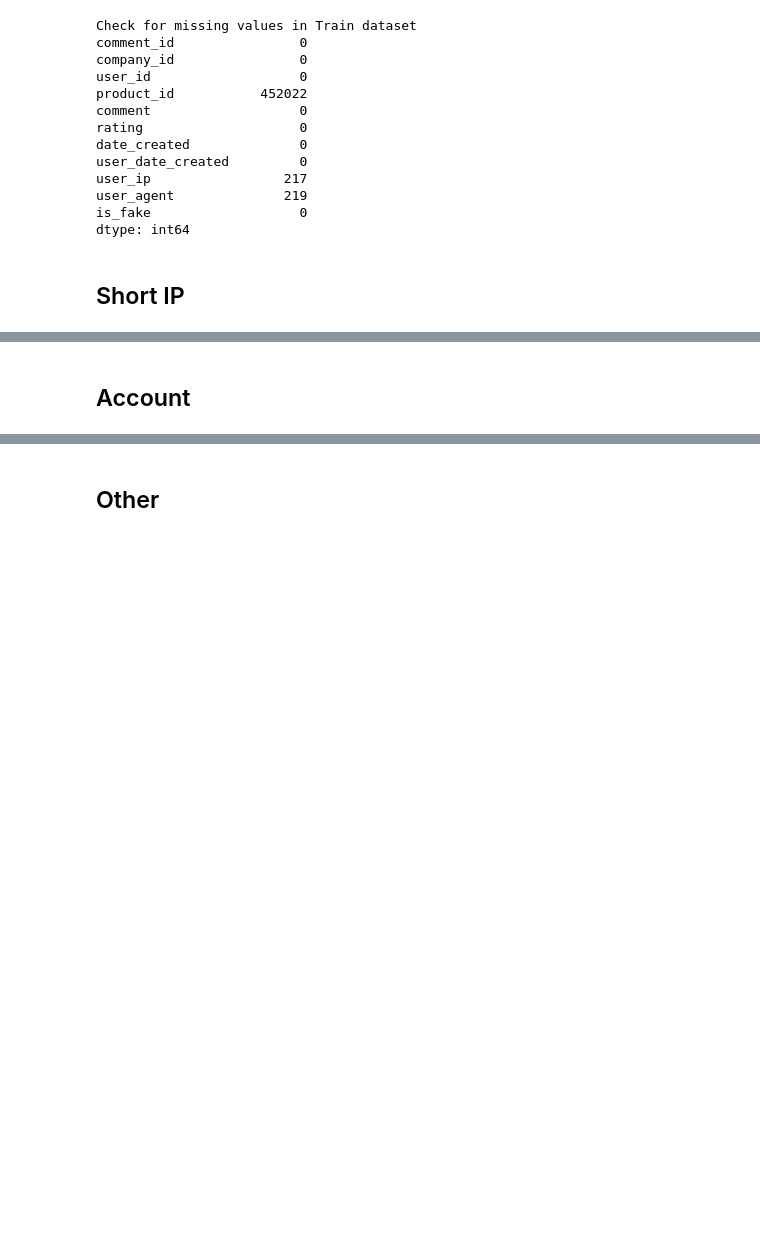
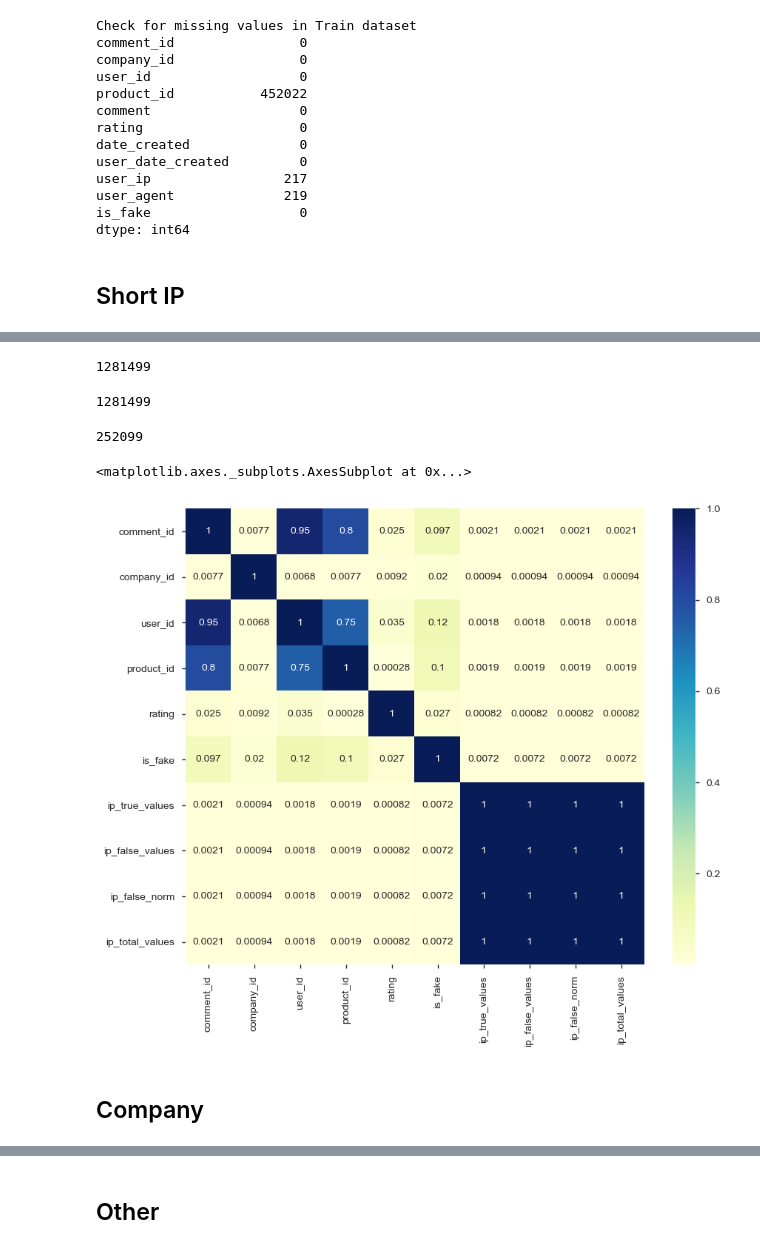
Before and after one commit to AfterPartyUDS/AI_Booster, a Jupyter notebook: taranov.ipynb, the cells around one changed output, grey strips where cells are left out. Saved outputs shown, nothing was run; the diff lists cells and outputs as text; code cells hidden in the pictures; blank space fills up the shorter version.

```diff
--- a/taranov.ipynb
+++ b/taranov.ipynb
@@ -138,0 +257,4 @@ test["ip_false"].to_csv(path = "test_ip.csv")
+# %%
+fake_df['total'] = fake_df['true'] + fake_df['false']
+# %%
+fake_df['f_norm'] = fake_df['false'] / fake_df['total']
@@ -138,0 +263,22 @@ test["ip_false"].to_csv(path = "test_ip.csv")
+# %%
+ip_true = []
+ip_false = []
+ip_norm = []
+ip_total = []
+
+for ind, row in train.iterrows():
+    for fake in fake_id_values:
+        if row["boolean_ip"].startswith(fake):
+            nerow = fake_df.loc[fake]
+            display (nerow)
+            ip_true.append(nerow["true"])
+            ip_false.append(nerow["false"])
+            ip_norm.append(nerow["f_norm"])
+            ip_total.append(nerow["total"])
+            print(ind)
+            break
+        ip_true.append(1)
+        ip_false.append(0)
+        ip_norm.append(0)
+        ip_total.append(1)
+        break
@@ -138,0 +332,11 @@ test["ip_false"].to_csv(path = "test_ip.csv")
+# %%
+display(len(ip_true))
+train.shape[0]
+# %% [output]
+1281499
+1281499
+# %%
+train["ip_true_values"] = ip_true
+train["ip_false_values"] = ip_false
+train["ip_false_norm"] = ip_norm
+train["ip_total_values"] = ip_total
@@ -138,0 +365,4 @@ test["ip_false"].to_csv(path = "test_ip.csv")
+# %%
+len(ip_true)
+# %% [output]
+252099
@@ -138,0 +374,9 @@ test["ip_false"].to_csv(path = "test_ip.csv")
+# %%
+corr=train.corr()
+plt.figure(figsize=(10,8))
+sns.heatmap(corr,
+            xticklabels=corr.columns.values,
+            yticklabels=corr.columns.values, annot=True, cmap="YlGnBu")
+# %% [output]
+<matplotlib.axes._subplots.AxesSubplot at 0x...>
+[figure, added]
@@ -139,2 +394,2 @@ test["ip_false"].to_csv(path = "test_ip.csv")
 # %% [markdown]
-## Account
+## Company
```
Also changed, not shown: parts of 70 cells of this notebook, 2 other files.
